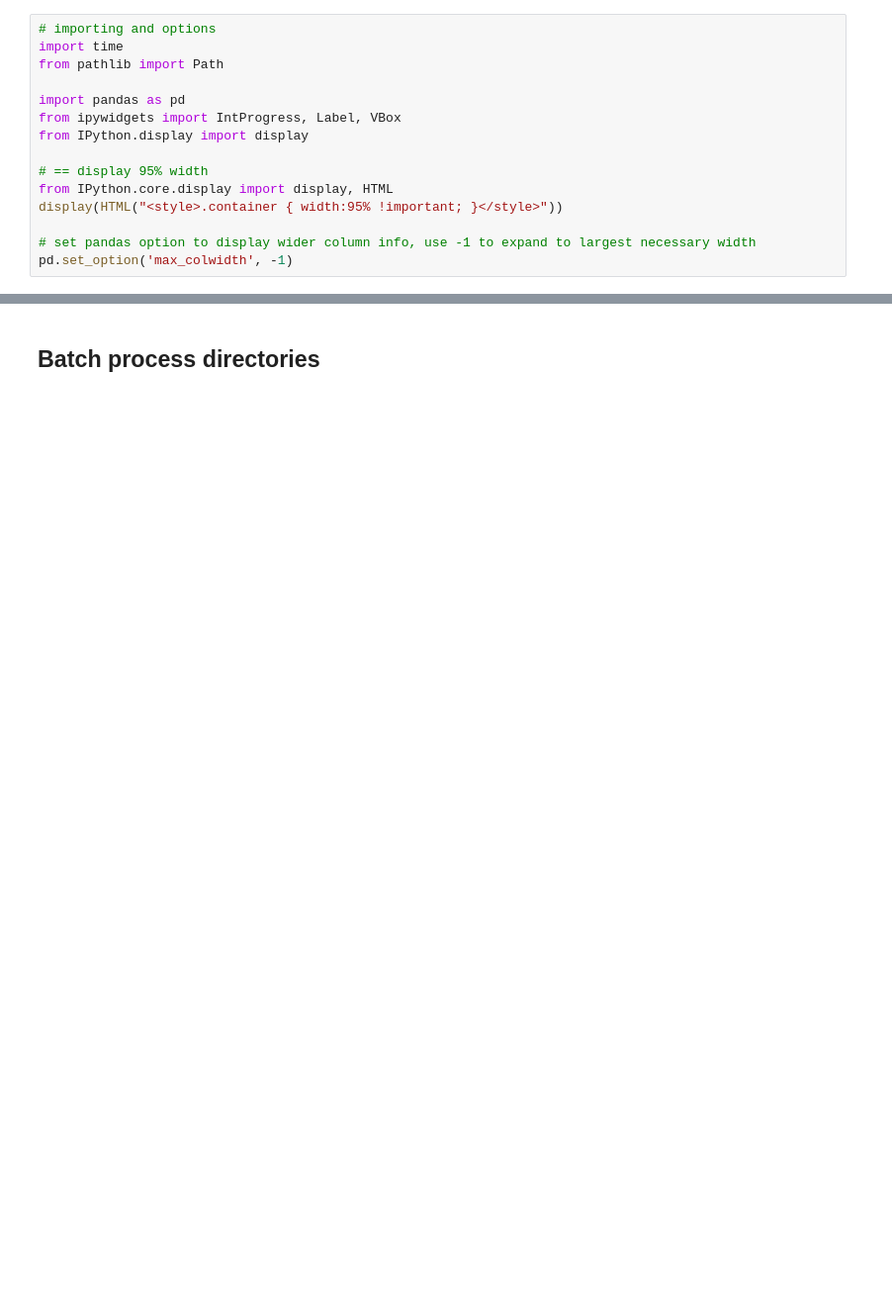
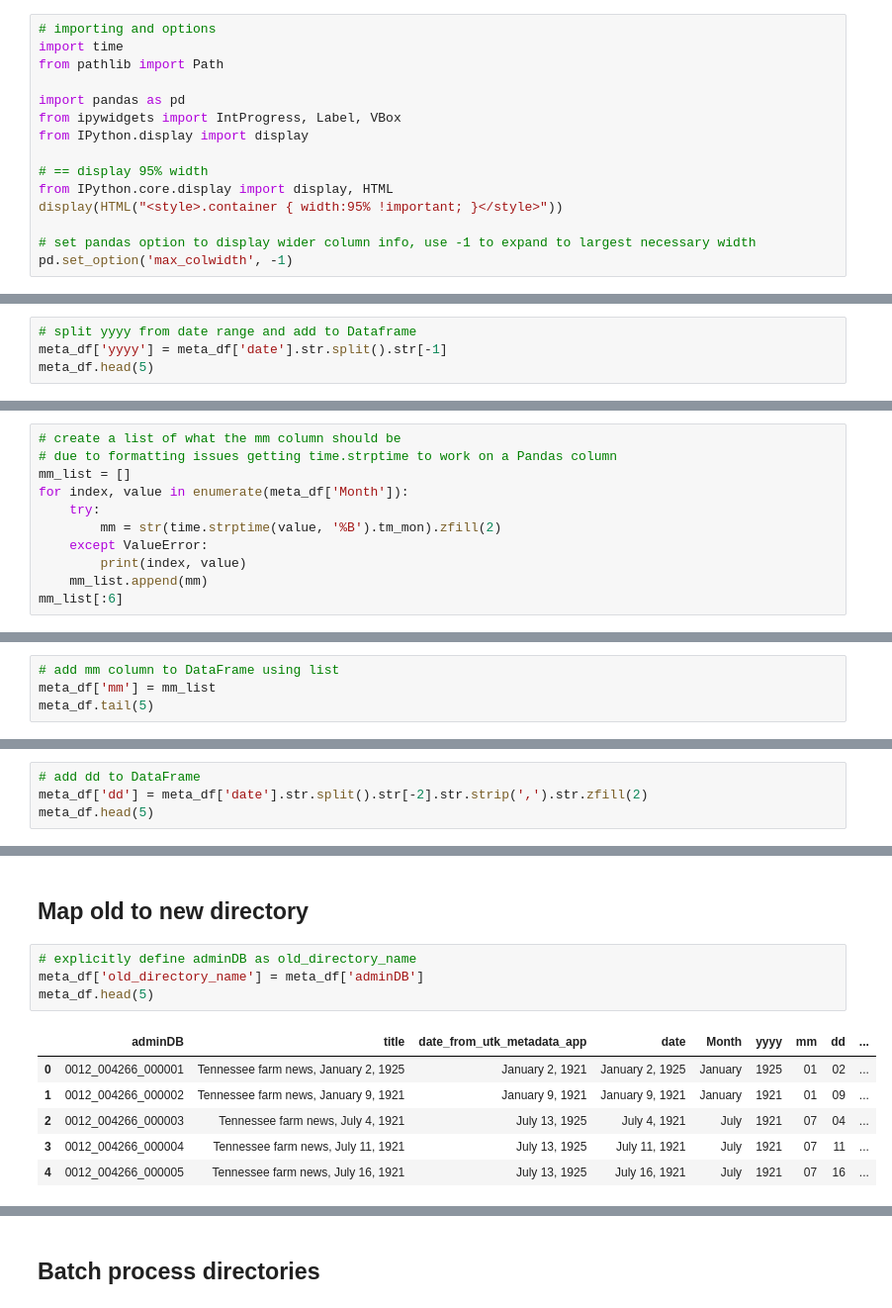
Before and after one commit to jeremydmoore/utk_ProjectCeres, a Jupyter notebook: agrtfn_crl_deliverables.ipynb, the cells around one changed output, grey strips where cells are left out. Shown at 99% size. Drawn from its saved outputs; the diff is of its cells as text; blank space fills up the shorter version.

```diff
--- a/agrtfn_crl_deliverables.ipynb
+++ b/agrtfn_crl_deliverables.ipynb
@@ -21,0 +88,4 @@ pd.set_option('max_colwidth', -1)
+# %%
+# split yyyy from date range and add to Dataframe
+meta_df['yyyy'] = meta_df['date'].str.split().str[-1]
+meta_df.head(5)
@@ -21,0 +104,11 @@ pd.set_option('max_colwidth', -1)
+# %%
+# create a list of what the mm column should be
+# due to formatting issues getting time.strptime to work on a Pandas column
+mm_list = []
+for index, value in enumerate(meta_df['Month']):
+    try:
+        mm = str(time.strptime(value, '%B').tm_mon).zfill(2)
+    except ValueError:
+        print(index, value)
+    mm_list.append(mm)
+mm_list[:6]
@@ -21,0 +117,4 @@ pd.set_option('max_colwidth', -1)
+# %%
+# add mm column to DataFrame using list
+meta_df['mm'] = mm_list
+meta_df.tail(5)
@@ -21,0 +128,4 @@ pd.set_option('max_colwidth', -1)
+# %%
+# add dd to DataFrame
+meta_df['dd'] = meta_df['date'].str.split().str[-2].str.strip(',').str.zfill(2)
+meta_df.head(5)
@@ -21,0 +139,13 @@ pd.set_option('max_colwidth', -1)
+# %% [markdown]
+## Map old to new directory
+# %%
+# explicitly define adminDB as old_directory_name
+meta_df['old_directory_name'] = meta_df['adminDB']
+meta_df.head(5)
+# %% [output]
+|  | adminDB | title | date_from_utk_metadata_app | date | Month | yyyy | mm | dd | ... |
+| 0 | 0012_004266_000001 | Tennessee farm news, January 2, 1925 | January 2, 1921 | January 2, 1925 | January | 1925 | 01 | 02 | ... |
+| 1 | 0012_004266_000002 | Tennessee farm news, January 9, 1921 | January 9, 1921 | January 9, 1921 | January | 1921 | 01 | 09 | ... |
+| 2 | 0012_004266_000003 | Tennessee farm news, July 4, 1921 | July 13, 1925 | July 4, 1921 | July | 1921 | 07 | 04 | ... |
+| 3 | 0012_004266_000004 | Tennessee farm news, July 11, 1921 | July 13, 1925 | July 11, 1921 | July | 1921 | 07 | 11 | ... |
+| 4 | 0012_004266_000005 | Tennessee farm news, July 16, 1921 | July 13, 1925 | July 16, 1921 | July | 1921 | 07 | 16 | ... |
```
Also changed, not shown: parts of 32 cells of this notebook, 5 other files.
